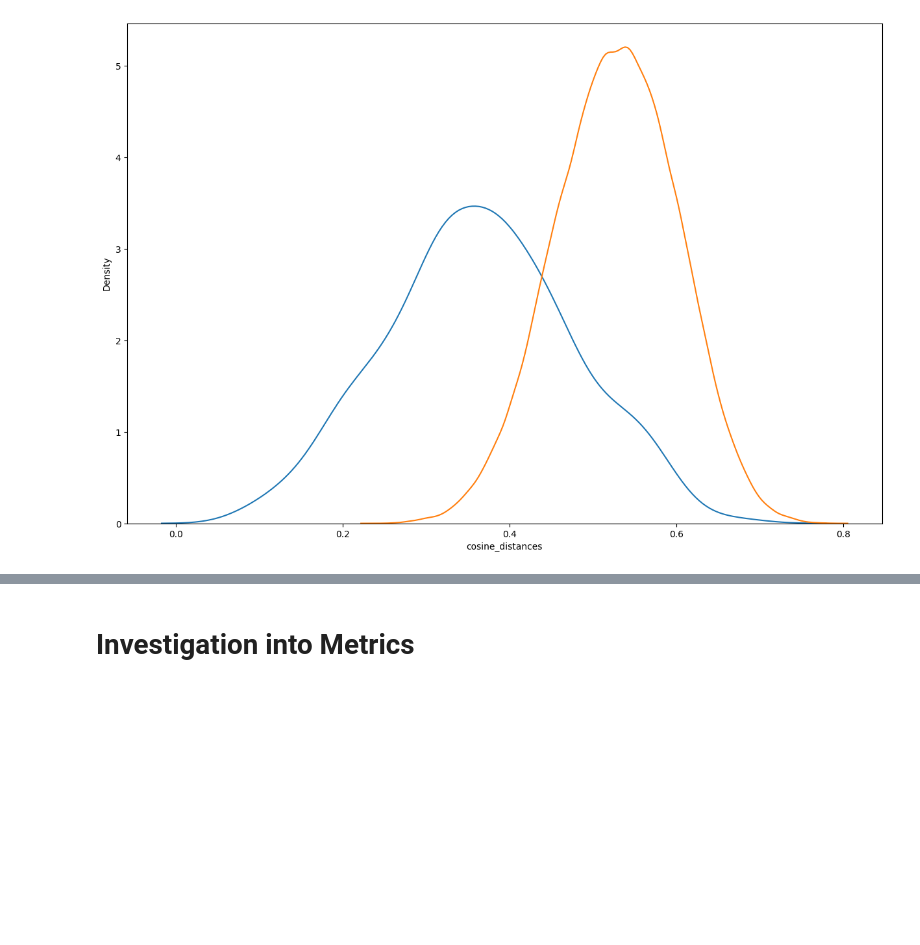
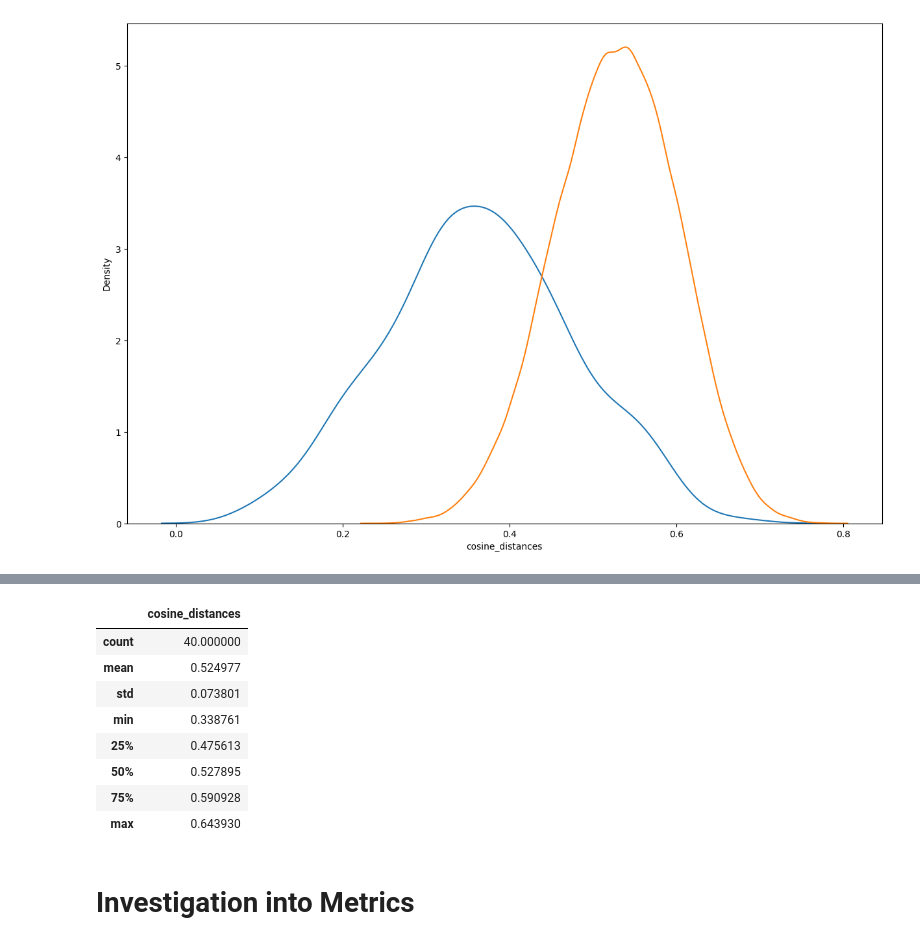
Before and after one commit to JoshuaGottlieb/Facial-Recognition-with-Deepface, a Jupyter notebook: Vectorization.ipynb, the cells around one changed output, grey strips where cells are left out. Drawn from its saved outputs; the diff is of its cells as text; code cells hidden in the pictures; blank space fills up the shorter version.

```diff
--- a/Vectorization.ipynb
+++ b/Vectorization.ipynb
@@ -622,3 +734,15 @@ sns.kdeplot(data = inter_cos_df, x = 'cosine_distances', common_norm = True, ax
+# %%
+cos_df.loc[cos_df.type == 'inter'].describe()
+# %% [output]
+|  | cosine_distances |
+| count | 40.000000 |
+| mean | 0.524977 |
+| std | 0.073801 |
+| min | 0.338761 |
+| 25% | 0.475613 |
+| 50% | 0.527895 |
+| 75% | 0.590928 |
+| max | 0.643930 |
 # %% [markdown]
 # Investigation into Metrics
 # %%
```
Also changed, not shown: parts of 30 cells of this notebook, 1 other file.
